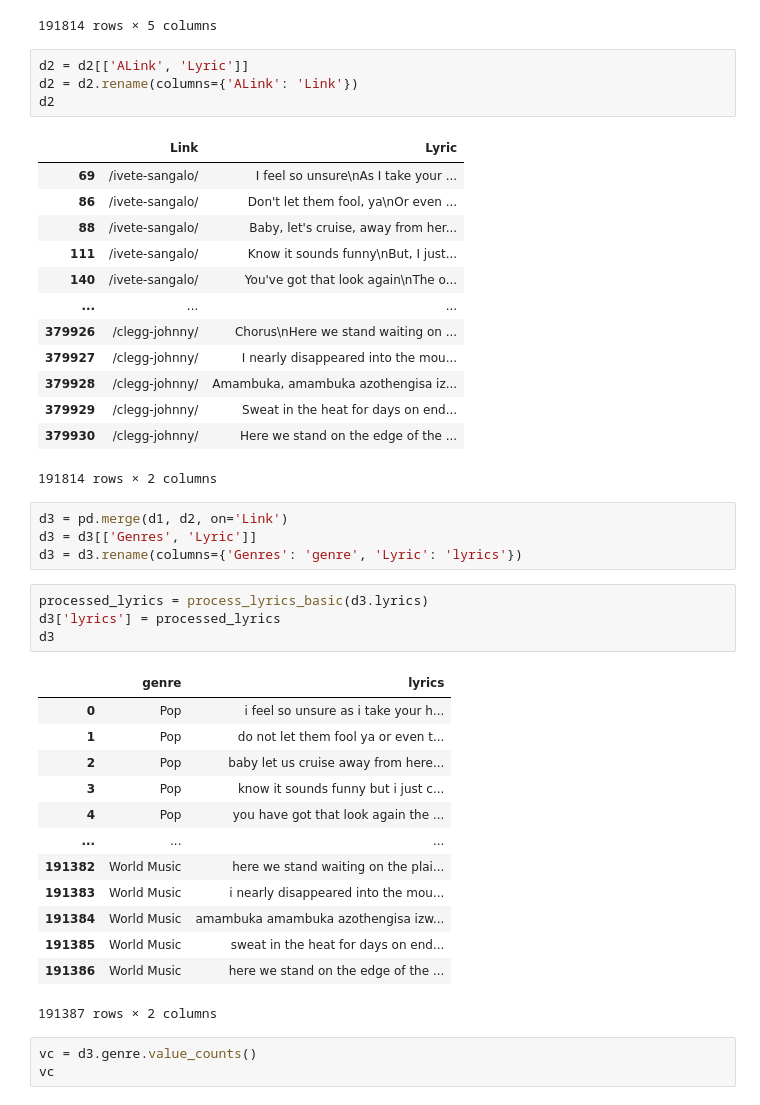
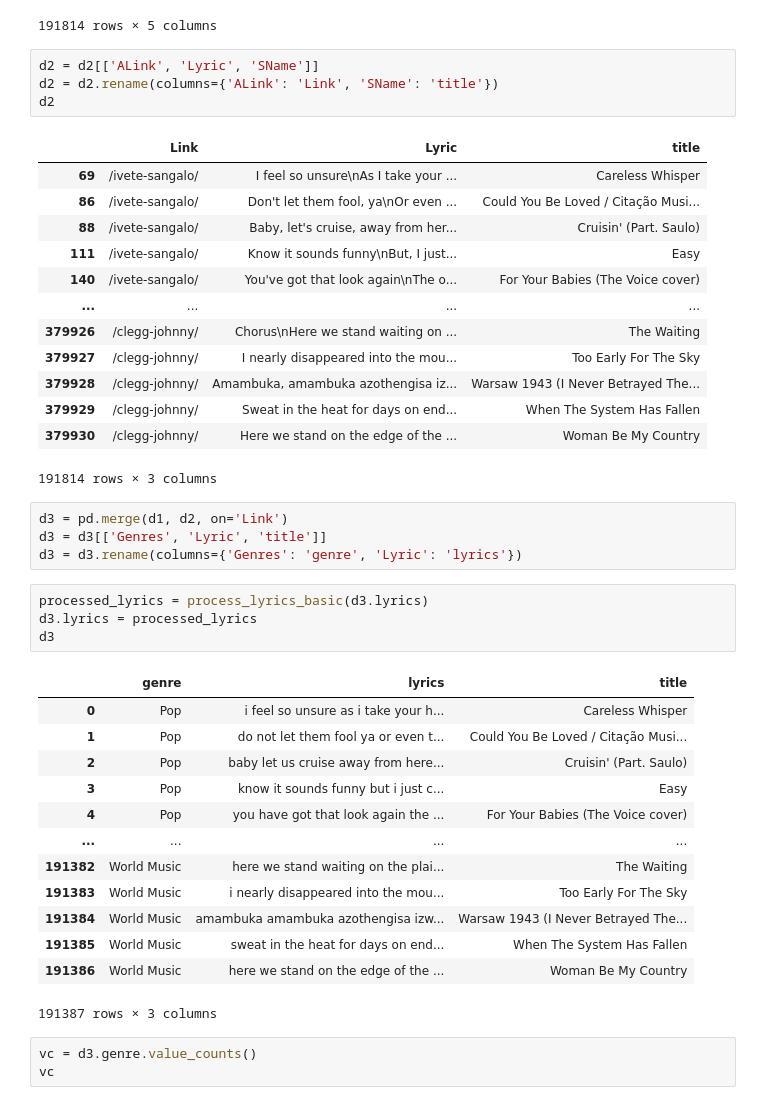
Before and after one commit to grant-TraDA/NLP-2022W, a Jupyter notebook: PROJECTS/Music_genre_classification-bad/project1/code/data_preprocessing.ipynb, the cells around one changed output. Drawn from its saved outputs; the diff is of its cells as text.

Commit message:
Code review and addition of title

```diff
--- a/PROJECTS/Music_genre_classification-bad/project1/code/data_preprocessing.ipynb
+++ b/PROJECTS/Music_genre_classification-bad/project1/code/data_preprocessing.ipynb
@@ -276,45 +266,45 @@ d2
 | 379930 | /clegg-johnny/ | Woman Be My Country | /clegg-johnny/woman-be-my-country... | Here we stand on the edge of the ... | en |
 191814 rows × 5 columns
 # %%
-d2 = d2[['ALink', 'Lyric']]
-d2 = d2.rename(columns={'ALink': 'Link'})
+d2 = d2[['ALink', 'Lyric', 'SName']]
+d2 = d2.rename(columns={'ALink': 'Link', 'SName': 'title'})
 d2
 # %% [output]
-|  | Link | Lyric |
-| 69 | /ivete-sangalo/ | I feel so unsure\nAs I take your ... |
-| 86 | /ivete-sangalo/ | Don't let them fool, ya\nOr even ... |
-| 88 | /ivete-sangalo/ | Baby, let's cruise, away from her... |
-| 111 | /ivete-sangalo/ | Know it sounds funny\nBut, I just... |
-| 140 | /ivete-sangalo/ | You've got that look again\nThe o... |
-| ... | ... | ... |
-| 379926 | /clegg-johnny/ | Chorus\nHere we stand waiting on ... |
-| 379927 | /clegg-johnny/ | I nearly disappeared into the mou... |
-| 379928 | /clegg-johnny/ | Amambuka, amambuka azothengisa iz... |
-| 379929 | /clegg-johnny/ | Sweat in the heat for days on end... |
-| 379930 | /clegg-johnny/ | Here we stand on the edge of the ... |
+|  | Link | Lyric | title |
+| 69 | /ivete-sangalo/ | I feel so unsure\nAs I take your ... | Careless Whisper |
+| 86 | /ivete-sangalo/ | Don't let them fool, ya\nOr even ... | Could You Be Loved / Citação Musi... |
+| 88 | /ivete-sangalo/ | Baby, let's cruise, away from her... | Cruisin' (Part. Saulo) |
+| 111 | /ivete-sangalo/ | Know it sounds funny\nBut, I just... | Easy |
+| 140 | /ivete-sangalo/ | You've got that look again\nThe o... | For Your Babies (The Voice cover) |
+| ... | ... | ... | ... |
+| 379926 | /clegg-johnny/ | Chorus\nHere we stand waiting on ... | The Waiting |
+| 379927 | /clegg-johnny/ | I nearly disappeared into the mou... | Too Early For The Sky |
+| 379928 | /clegg-johnny/ | Amambuka, amambuka azothengisa iz... | Warsaw 1943 (I Never Betrayed The... |
+| 379929 | /clegg-johnny/ | Sweat in the heat for days on end... | When The System Has Fallen |
+| 379930 | /clegg-johnny/ | Here we stand on the edge of the ... | Woman Be My Country |
-191814 rows × 2 columns
+191814 rows × 3 columns
 # %%
 d3 = pd.merge(d1, d2, on='Link')
-d3 = d3[['Genres', 'Lyric']]
+d3 = d3[['Genres', 'Lyric', 'title']]
 d3 = d3.rename(columns={'Genres': 'genre', 'Lyric': 'lyrics'})
 # %%
 processed_lyrics = process_lyrics_basic(d3.lyrics)
-d3['lyrics'] = processed_lyrics
+d3.lyrics = processed_lyrics
 d3
 # %% [output]
-|  | genre | lyrics |
-| 0 | Pop | i feel so unsure as i take your h... |
-| 1 | Pop | do not let them fool ya or even t... |
-| 2 | Pop | baby let us cruise away from here... |
-| 3 | Pop | know it sounds funny but i just c... |
-| 4 | Pop | you have got that look again the ... |
-| ... | ... | ... |
-| 191382 | World Music | here we stand waiting on the plai... |
-| 191383 | World Music | i nearly disappeared into the mou... |
-| 191384 | World Music | amambuka amambuka azothengisa izw... |
-| 191385 | World Music | sweat in the heat for days on end... |
-| 191386 | World Music | here we stand on the edge of the ... |
+|  | genre | lyrics | title |
+| 0 | Pop | i feel so unsure as i take your h... | Careless Whisper |
+| 1 | Pop | do not let them fool ya or even t... | Could You Be Loved / Citação Musi... |
+| 2 | Pop | baby let us cruise away from here... | Cruisin' (Part. Saulo) |
+| 3 | Pop | know it sounds funny but i just c... | Easy |
+| 4 | Pop | you have got that look again the ... | For Your Babies (The Voice cover) |
+| ... | ... | ... | ... |
+| 191382 | World Music | here we stand waiting on the plai... | The Waiting |
+| 191383 | World Music | i nearly disappeared into the mou... | Too Early For The Sky |
+| 191384 | World Music | amambuka amambuka azothengisa izw... | Warsaw 1943 (I Never Betrayed The... |
+| 191385 | World Music | sweat in the heat for days on end... | When The System Has Fallen |
+| 191386 | World Music | here we stand on the edge of the ... | Woman Be My Country |
-191387 rows × 2 columns
+191387 rows × 3 columns
 # %%
 vc = d3.genre.value_counts()
 vc
```
Also changed, not shown: parts of 26 cells of this notebook.
